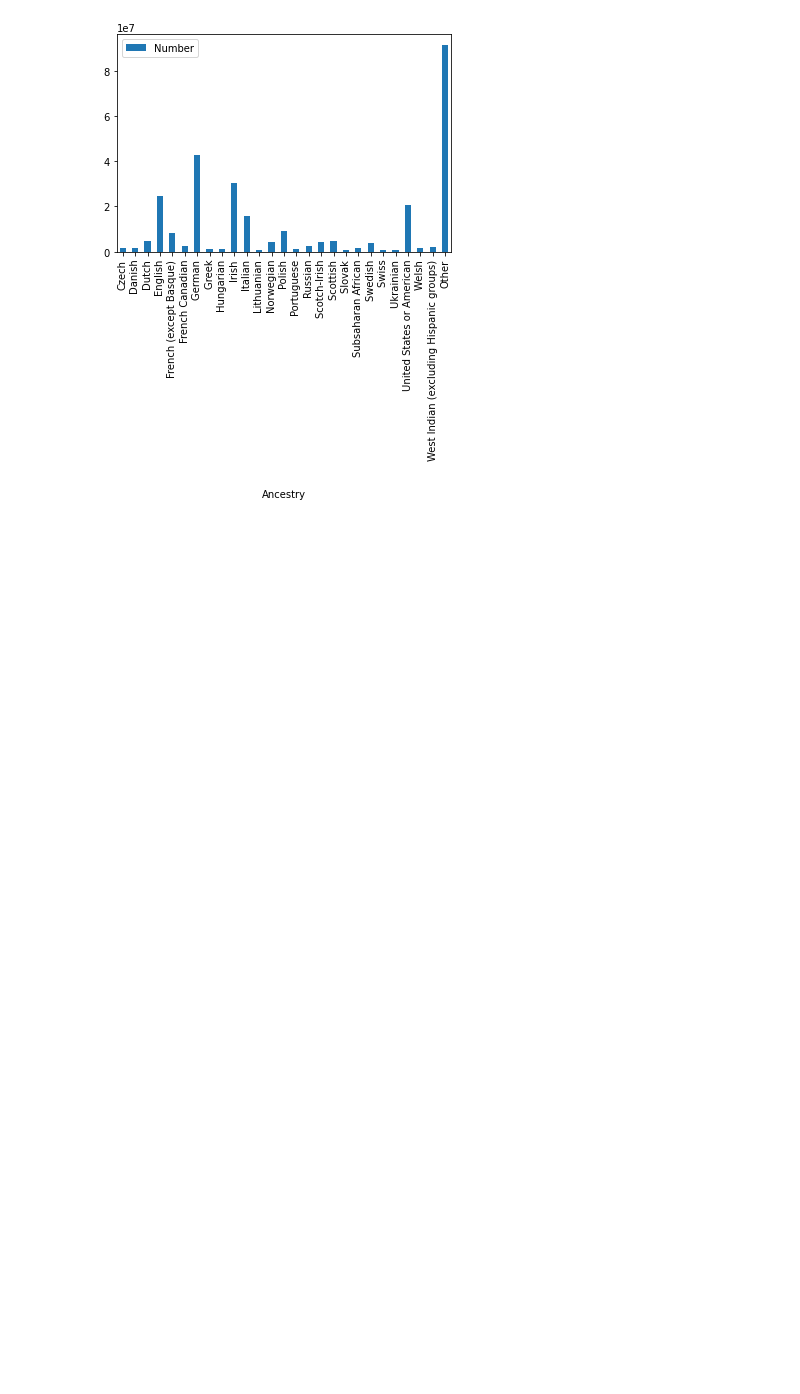
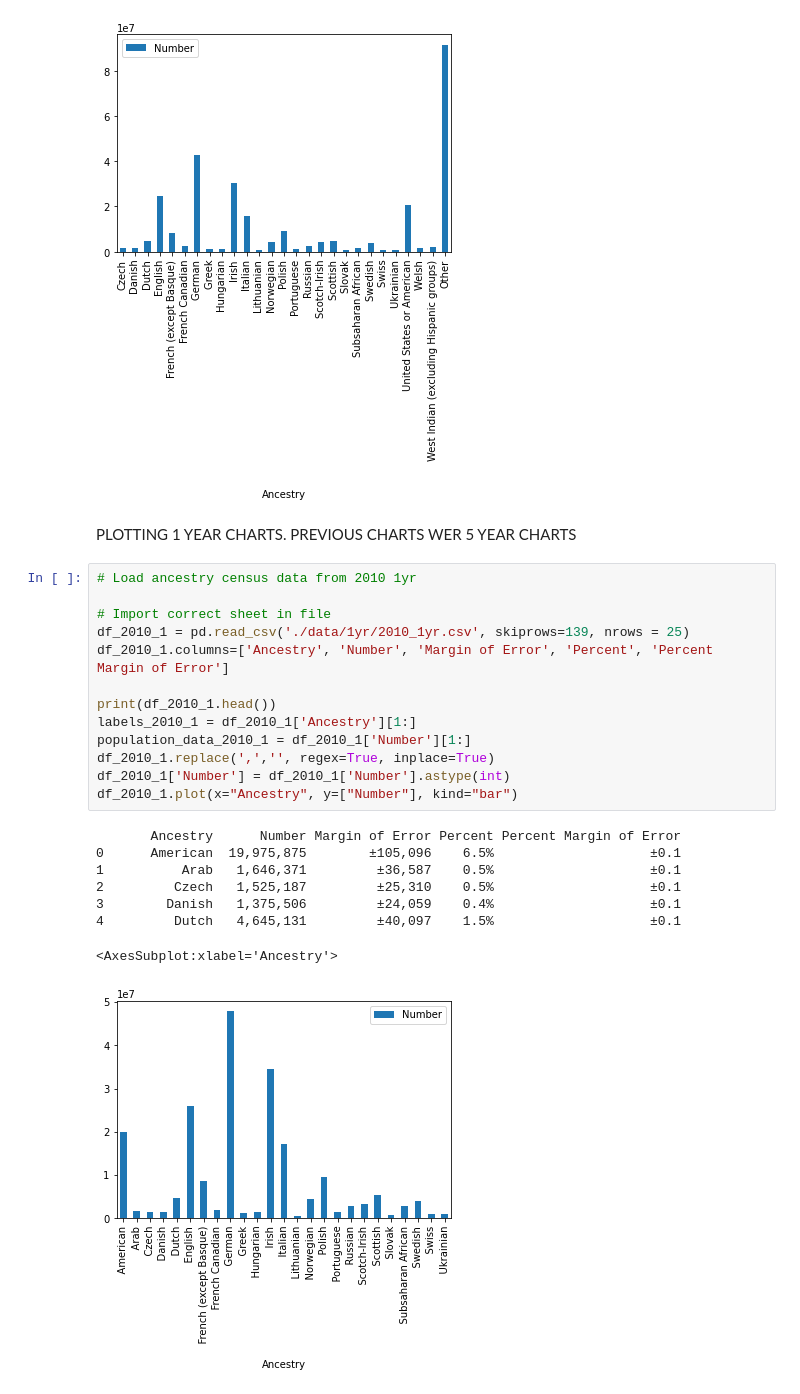
Before and after one commit to ljstaib/cs506-finalProject, a Jupyter notebook: Deliverable-2/exploration.ipynb, the cells around one changed output. Cells and saved outputs as stored; diff of their text form; blank space fills up the shorter version.

```diff
--- a/Deliverable-2/exploration.ipynb
+++ b/Deliverable-2/exploration.ipynb
@@ -641,3 +582,27 @@ df_2000.plot(x="Ancestry", y=["Number"], kind="bar")
 # %% [output]
 <AxesSubplot:xlabel='Ancestry'>
 [figure]
+# %% [markdown]
+PLOTTING 1 YEAR CHARTS. PREVIOUS CHARTS WER 5 YEAR CHARTS
+# %%
+# Load ancestry census data from 2010 1yr
+
+# Import correct sheet in file
+df_2010_1 = pd.read_csv('./data/1yr/2010_1yr.csv', skiprows=139, nrows = 25)
+df_2010_1.columns=['Ancestry', 'Number', 'Margin of Error', 'Percent', 'Percent Margin of Error']
+
+print(df_2010_1.head())
+labels_2010_1 = df_2010_1['Ancestry'][1:]
+population_data_2010_1 = df_2010_1['Number'][1:]
+df_2010_1.replace(',','', regex=True, inplace=True)
+df_2010_1['Number'] = df_2010_1['Number'].astype(int)
+df_2010_1.plot(x="Ancestry", y=["Number"], kind="bar")
+# %% [output]
+       Ancestry      Number Margin of Error Percent Percent Margin of Error
+0      American  19,975,875        ±105,096    6.5%                    ±0.1
+1          Arab   1,646,371         ±36,587    0.5%                    ±0.1
+2         Czech   1,525,187         ±25,310    0.5%                    ±0.1
+3        Danish   1,375,506         ±24,059    0.4%                    ±0.1
+4         Dutch   4,645,131         ±40,097    1.5%                    ±0.1
+<AxesSubplot:xlabel='Ancestry'>
+[figure, added]
```
Also changed, not shown: parts of 53 cells of this notebook, 4 other files.
